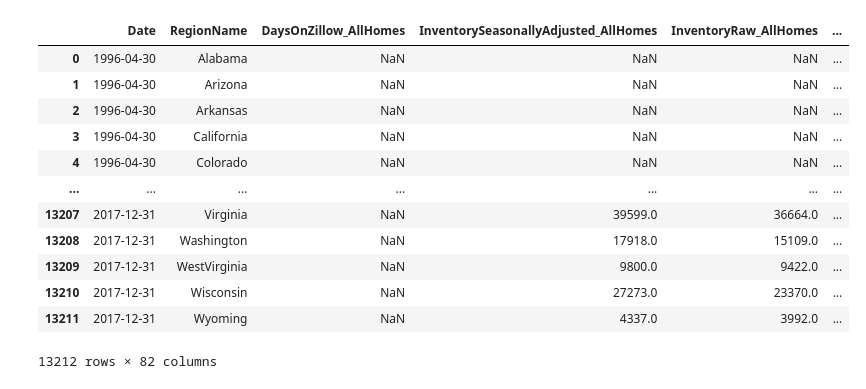
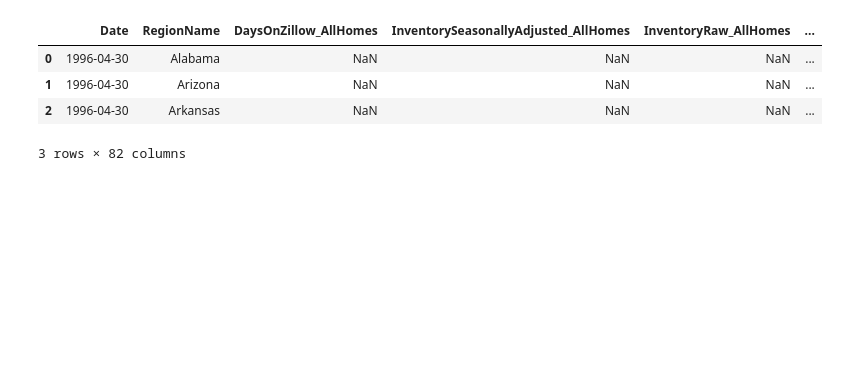
Before and after one commit to rwashington1159/ETL-US_Quality_of_live_by_State_Database, a Jupyter notebook: economics.ipynb, the cells around one changed output. Cells and saved outputs as stored; diff of their text form; code cells hidden in the pictures; blank space fills up the shorter version.

```diff
--- a/economics.ipynb
+++ b/economics.ipynb
@@ -2,21 +2,13 @@
 import pandas as pd
 # %%
 housing_df = pd.read_csv("./Resources/State_time_series.csv")
-housing_df
+housing_df.head(3)
 # %% [output]
 |  | Date | RegionName | DaysOnZillow_AllHomes | InventorySeasonallyAdjusted_AllHomes | InventoryRaw_AllHomes | ... |
 | 0 | 1996-04-30 | Alabama | NaN | NaN | NaN | ... |
 | 1 | 1996-04-30 | Arizona | NaN | NaN | NaN | ... |
 | 2 | 1996-04-30 | Arkansas | NaN | NaN | NaN | ... |
-| 3 | 1996-04-30 | California | NaN | NaN | NaN | ... |
-| 4 | 1996-04-30 | Colorado | NaN | NaN | NaN | ... |
-| ... | ... | ... | ... | ... | ... | ... |
-| 13207 | 2017-12-31 | Virginia | NaN | 39599.0 | 36664.0 | ... |
-| 13208 | 2017-12-31 | Washington | NaN | 17918.0 | 15109.0 | ... |
-| 13209 | 2017-12-31 | WestVirginia | NaN | 9800.0 | 9422.0 | ... |
-| 13210 | 2017-12-31 | Wisconsin | NaN | 27273.0 | 23370.0 | ... |
-| 13211 | 2017-12-31 | Wyoming | NaN | 4337.0 | 3992.0 | ... |
-13212 rows × 82 columns
+3 rows × 82 columns
 # %%
 clean_housing_df = housing_df[['Date','RegionName', 'MedianListingPricePerSqft_AllHomes', 'MedianRentalPricePerSqft_AllHomes',
                                'PctOfHomesDecreasingInValues_AllHomes', 'PctOfHomesIncreasingInValues_AllHomes']]
```
Also changed, not shown: parts of 25 cells of this notebook, 5 other files.
